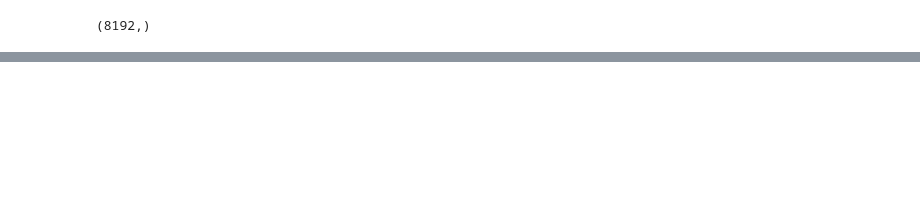
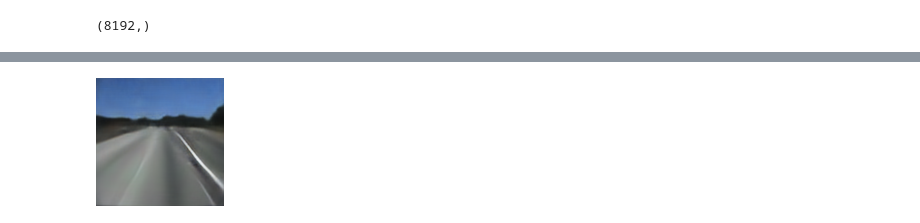
Before and after one commit to Asad-Ismail/Image-Anomaly, a Jupyter notebook: notebooks/AutoEncoder.ipynb, the cells around one changed output, grey strips where cells are left out. Cells and saved outputs as stored; diff of their text form; code cells hidden in the pictures; blank space fills up the shorter version.

```diff
--- a/notebooks/AutoEncoder.ipynb
+++ b/notebooks/AutoEncoder.ipynb
@@ -400,0 +461,2 @@ print('Best F1 on Cross Validation Set: %f' % F1)
+# %%
+y=model(img.unsqueeze(0))
@@ -400,0 +486,6 @@ print('Best F1 on Cross Validation Set: %f' % F1)
+# %%
+out=transforms.ToPILImage()(y[0].squeeze(0))
+# %%
+out
+# %% [output]
+[figure, added]
```
Also changed, not shown: parts of 17 cells of this notebook, 4 other files.
